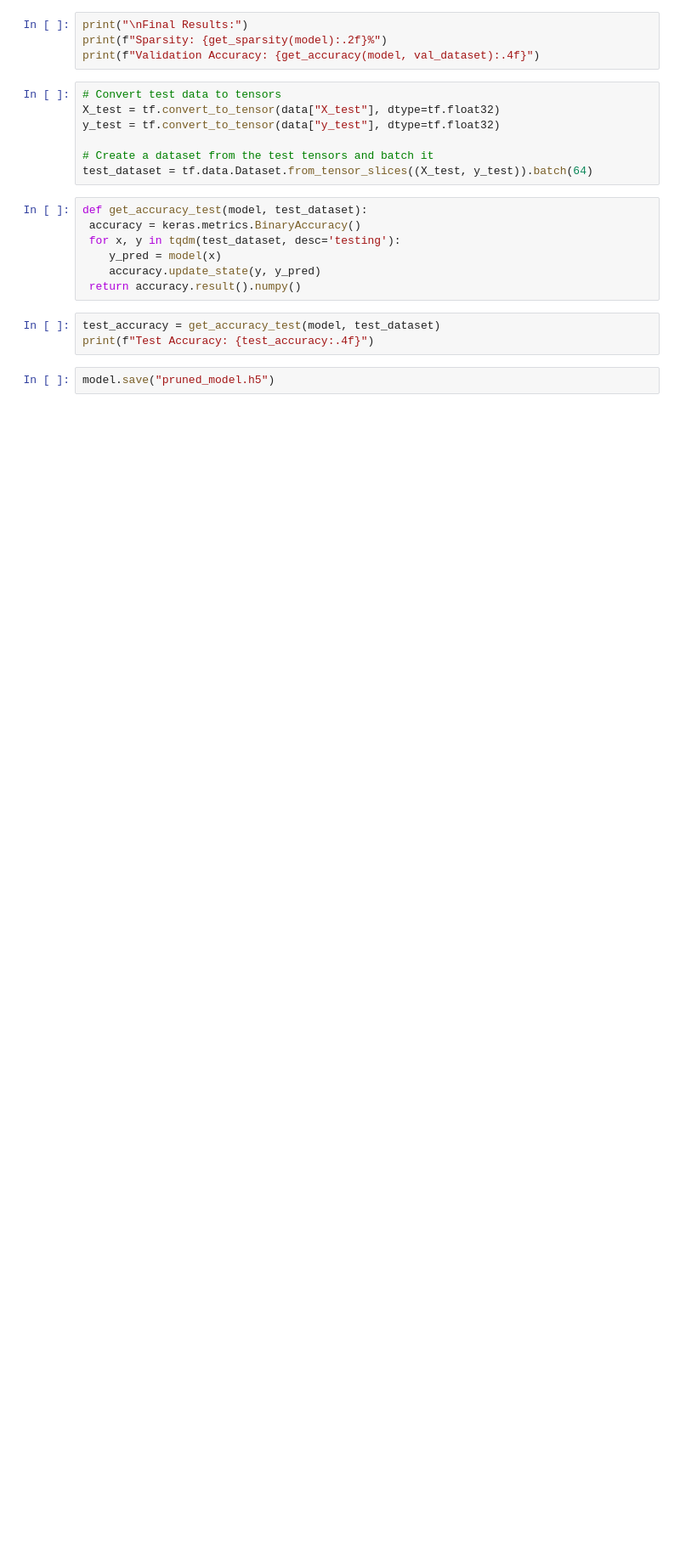
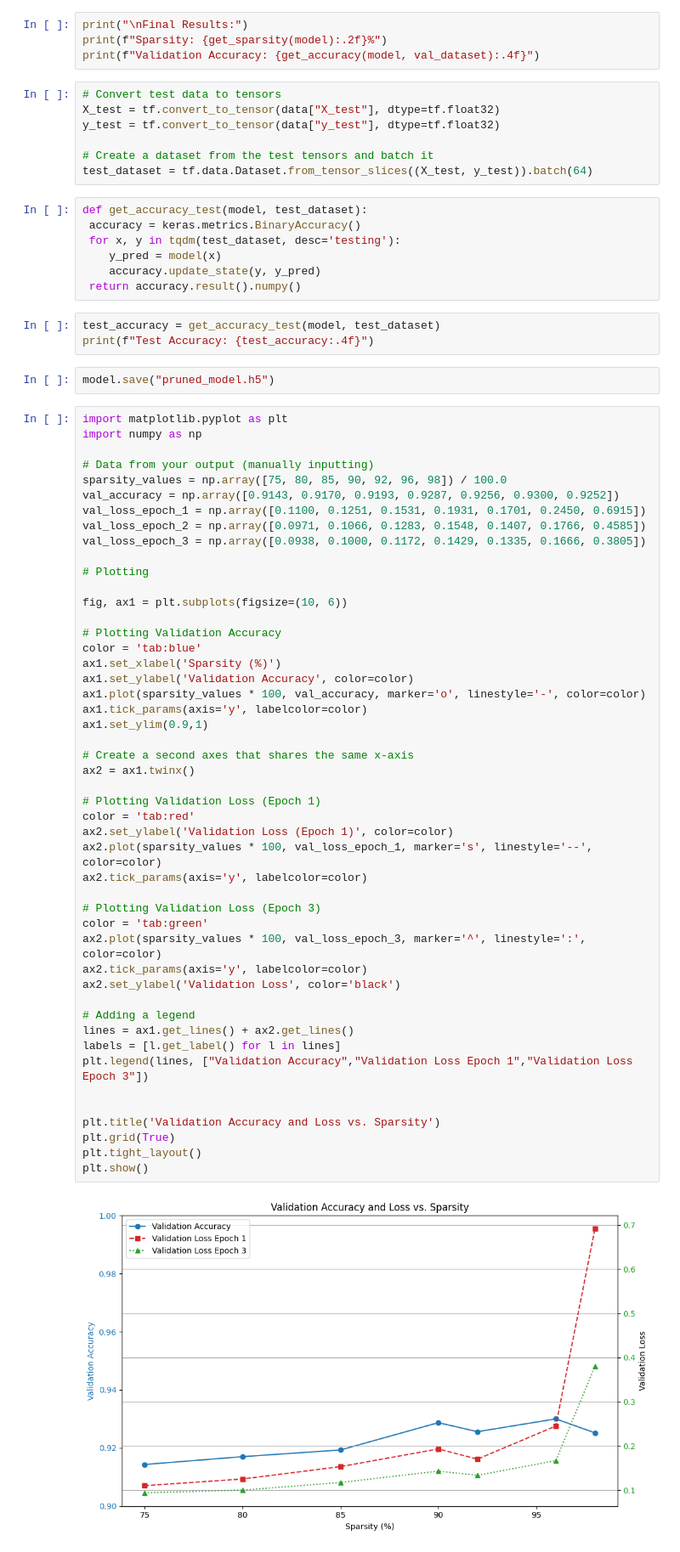
Before and after one commit to Dharmendra016/Bigru_Sentiment_Analysis, a Jupyter notebook: lth_pruning.ipynb, the cells around one changed output. Shown: that part at 85% size. Saved outputs shown, nothing was run; the diff lists cells and outputs as text; blank space fills up the shorter version.

```diff
--- a/lth_pruning.ipynb
+++ b/lth_pruning.ipynb
@@ -197,3 +197,53 @@ test_accuracy = get_accuracy_test(model, test_dataset)
 print(f"Test Accuracy: {test_accuracy:.4f}")
 # %%
 model.save("pruned_model.h5")
+# %%
+import matplotlib.pyplot as plt
+import numpy as np
+
+# Data from your output (manually inputting)
+sparsity_values = np.array([75, 80, 85, 90, 92, 96, 98]) / 100.0
+val_accuracy = np.array([0.9143, 0.9170, 0.9193, 0.9287, 0.9256, 0.9300, 0.9252])
+val_loss_epoch_1 = np.array([0.1100, 0.1251, 0.1531, 0.1931, 0.1701, 0.2450, 0.6915])
+val_loss_epoch_2 = np.array([0.0971, 0.1066, 0.1283, 0.1548, 0.1407, 0.1766, 0.4585])
+val_loss_epoch_3 = np.array([0.0938, 0.1000, 0.1172, 0.1429, 0.1335, 0.1666, 0.3805])
+
+# Plotting
+
+fig, ax1 = plt.subplots(figsize=(10, 6))
+
+# Plotting Validation Accuracy
+color = 'tab:blue'
+ax1.set_xlabel('Sparsity (%)')
+ax1.set_ylabel('Validation Accuracy', color=color)
+ax1.plot(sparsity_values * 100, val_accuracy, marker='o', linestyle='-', color=color)
+ax1.tick_params(axis='y', labelcolor=color)
+ax1.set_ylim(0.9,1)
+
+# Create a second axes that shares the same x-axis
+ax2 = ax1.twinx()
+
+# Plotting Validation Loss (Epoch 1)
+color = 'tab:red'
+ax2.set_ylabel('Validation Loss (Epoch 1)', color=color)
+ax2.plot(sparsity_values * 100, val_loss_epoch_1, marker='s', linestyle='--', color=color)
+ax2.tick_params(axis='y', labelcolor=color)
+
+# Plotting Validation Loss (Epoch 3)
+color = 'tab:green'
+ax2.plot(sparsity_values * 100, val_loss_epoch_3, marker='^', linestyle=':', color=color)
+ax2.tick_params(axis='y', labelcolor=color)
+ax2.set_ylabel('Validation Loss', color='black')
+
+# Adding a legend
+lines = ax1.get_lines() + ax2.get_lines()
+labels = [l.get_label() for l in lines]
+plt.legend(lines, ["Validation Accuracy","Validation Loss Epoch 1","Validation Loss Epoch 3"])
+
+
+plt.title('Validation Accuracy and Loss vs. Sparsity')
+plt.grid(True)
+plt.tight_layout()
+plt.show()
+# %% [output]
+[figure, added]
```
Also changed, not shown: 1 other file.
